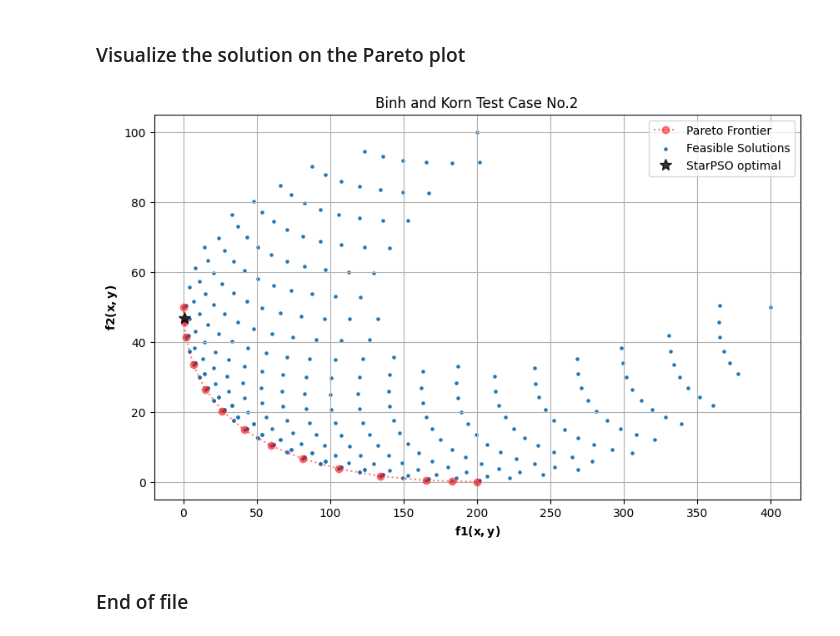
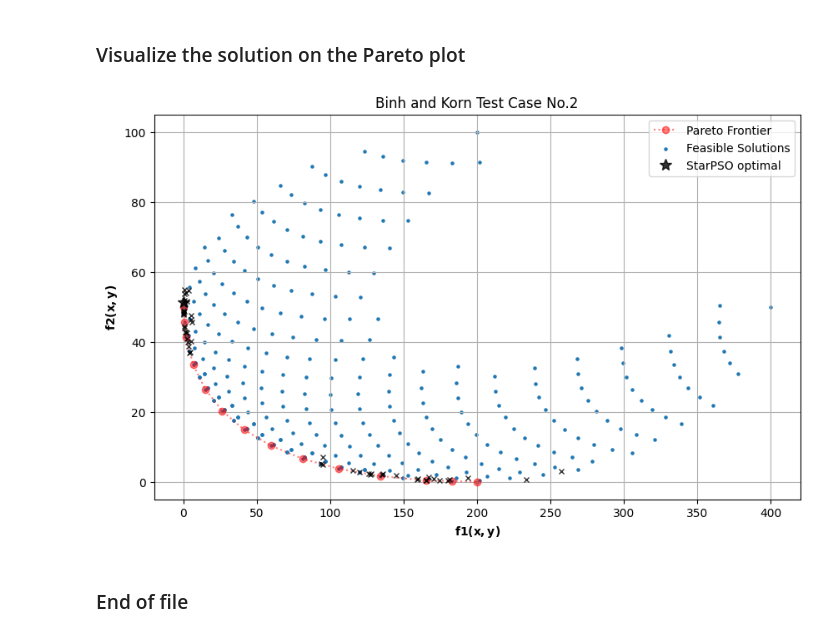
Before and after one commit to vrettasm/PyStarPSO, a Jupyter notebook: examples/binh_and_korn_multiobjective.ipynb, the cells around one changed output. Drawn from its saved outputs; the diff is of its cells as text; code cells hidden in the pictures.

```diff
--- a/examples/binh_and_korn_multiobjective.ipynb
+++ b/examples/binh_and_korn_multiobjective.ipynb
@@ -82,3 +53,31 @@ def fun_Binh_Korn(z: np.typing.ArrayLike):
+# %%
+# Multi-objective function.
+@cost_function(minimize=True)
+def fun_Binh_Korn(z: np.ndarray) -> float:
+    # Set the penalty coefficient.
+    rho = 5.0
+
+    # Extract the values from the particle position.
+    x, y = z
+
+    # Compute each objective function.
+    f1 = 4.0 * (x**2 + y**2)
+    f2 = (x - 5.0)**2 + (y - 5.0)**2
+
+    # Compute the constraints.
+    C1 = max(0.0, (x - 5.0)**2 + y**2 - 25.0)**2
+    C2 = min(0.0, (x - 8.0)**2 + (y + 3.0)**2 - 7.7)**2
+
+    # Assign randomly the weights.
+    w1 = np.random.random()
+    w2 = 1.0 - w1
+
+    # Compute the final value.
+    f_value = fsum([w1*f1, w2*f2, rho*(C1 + C2)])
+
+    # Return the solution.
+    return f_value
+# _end_def_
 # %% [markdown]
 ## Here we set the PSO parameters
 
@@ -94,7 +92,7 @@ rng = np.random.default_rng()
 D = 2
 
 # Define the number of particles.
-N = 10
+N = 50
 
 # Draw random samples for the initial points.
 X_t0 = rng.uniform(-15.0, 30.0, size=(N, D))
@@ -108,7 +106,7 @@ test_PSO = StandardPSO(initial_swarm = swarm_t0, obj_func = fun_Binh_Korn,
 # %% [markdown]
 ## Optimization process
 # %%
-test_PSO.run(max_it = 500,
-             options = {"w0": 0.85, "c1": 1.65, "c2": 1.65, "fipso": True},
+test_PSO.run(max_it = 1500,
+             options = {"w0": 0.85, "c1": 1.65, "c2": 1.65, "fipso": False},
              reset_swarm = True, verbose = True, adapt_params = False)
 # %% [output]
@@ -195,34 +193,34 @@ pareto_points = pareto_front(points)
 # %%
 # Create a new figure.
 plt.figure(figsize=(10, 6))
 
 # Plot the Pareto front.
 plt.plot(pareto_points[:, 0],
          pareto_points[:, 1],
          'ro:', alpha=0.5, label="Pareto Frontier")
 
 # Plot all the feasible solutions.
 plt.scatter(x=points[:, 0],
             y=points[:, 1],
             s=5, marker='o', label="Feasible Solutions")
 
 # Plot the rest of the particles.
-# for f1, f2 in zip(f1_p, f2_p):
-#     plt.plot(f1, f2, 'kx', markersize=5, alpha=0.8)
+for f1, f2 in zip(f1_p, f2_p):
+    plt.plot(f1, f2, 'kx', markersize=5, alpha=0.8)
 
 # Plot the optimal solution from the PSO.
 plt.plot(f1_opt, f2_opt,
          'k*', markersize=10, alpha=0.8, label="StarPSO optimal")
 
 # Tidy up the plot.
 plt.title("Binh and Korn Test Case No.2")
 plt.xlabel(r"$\mathbf{f1(x,y)}$")
 plt.ylabel(r"$\mathbf{f2(x,y)}$")
 plt.legend()
 plt.grid(True)
 
 plt.savefig("Binh_and_Korn_optimal.pdf", format="pdf", dpi=300)
 # %% [output]
-[figure, old version]
+[figure, new version]
 # %% [markdown]
 ### End of file
```
Also changed, not shown: parts of 5 cells of this notebook, 5 other files.
